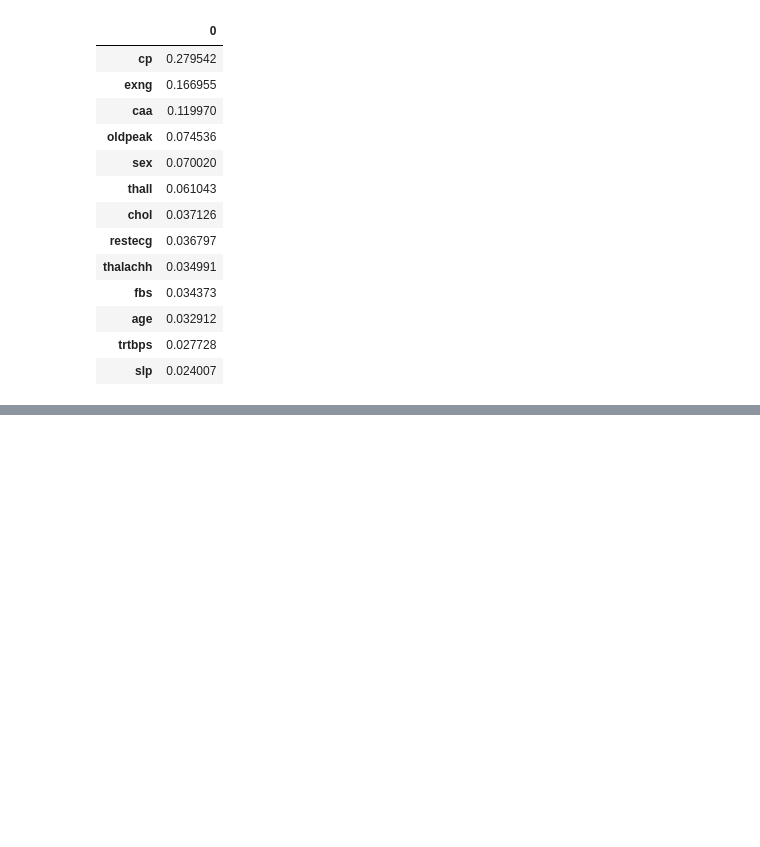
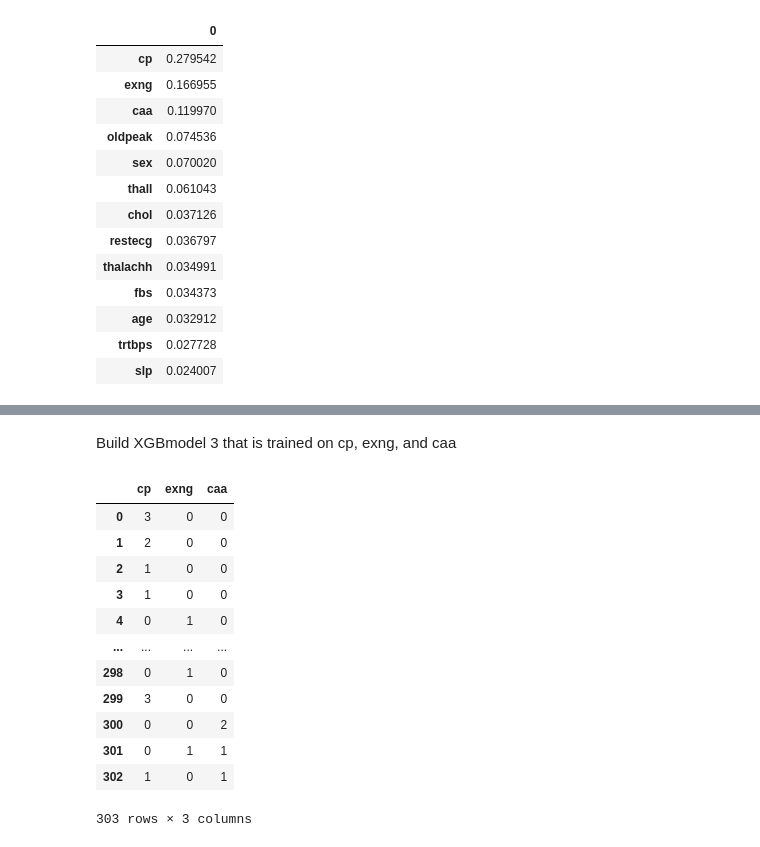
Before and after one commit to GacildaAnne/DatascienceExam, a Jupyter notebook: ExamVS.ipynb, the cells around one changed output, grey strips where cells are left out. Saved outputs shown, nothing was run; the diff lists cells and outputs as text; code cells hidden in the pictures; blank space fills up the shorter version.

```diff
--- a/ExamVS.ipynb
+++ b/ExamVS.ipynb
@@ -308,0 +355,20 @@ pd.DataFrame(model4.feature_importances_, index=x_train.columns).sort_values(by=
+# %% [markdown]
+Build XGBmodel 3 that is trained on cp, exng, and caa
+# %%
+
+x3 = DF.iloc[:, [2, 8, 11]]
+x3
+# %% [output]
+|  | cp | exng | caa |
+| 0 | 3 | 0 | 0 |
+| 1 | 2 | 0 | 0 |
+| 2 | 1 | 0 | 0 |
+| 3 | 1 | 0 | 0 |
+| 4 | 0 | 1 | 0 |
+| ... | ... | ... | ... |
+| 298 | 0 | 1 | 0 |
+| 299 | 3 | 0 | 0 |
+| 300 | 0 | 0 | 2 |
+| 301 | 0 | 1 | 1 |
+| 302 | 1 | 0 | 1 |
+303 rows × 3 columns
```
Also changed, not shown: parts of 29 cells of this notebook.
